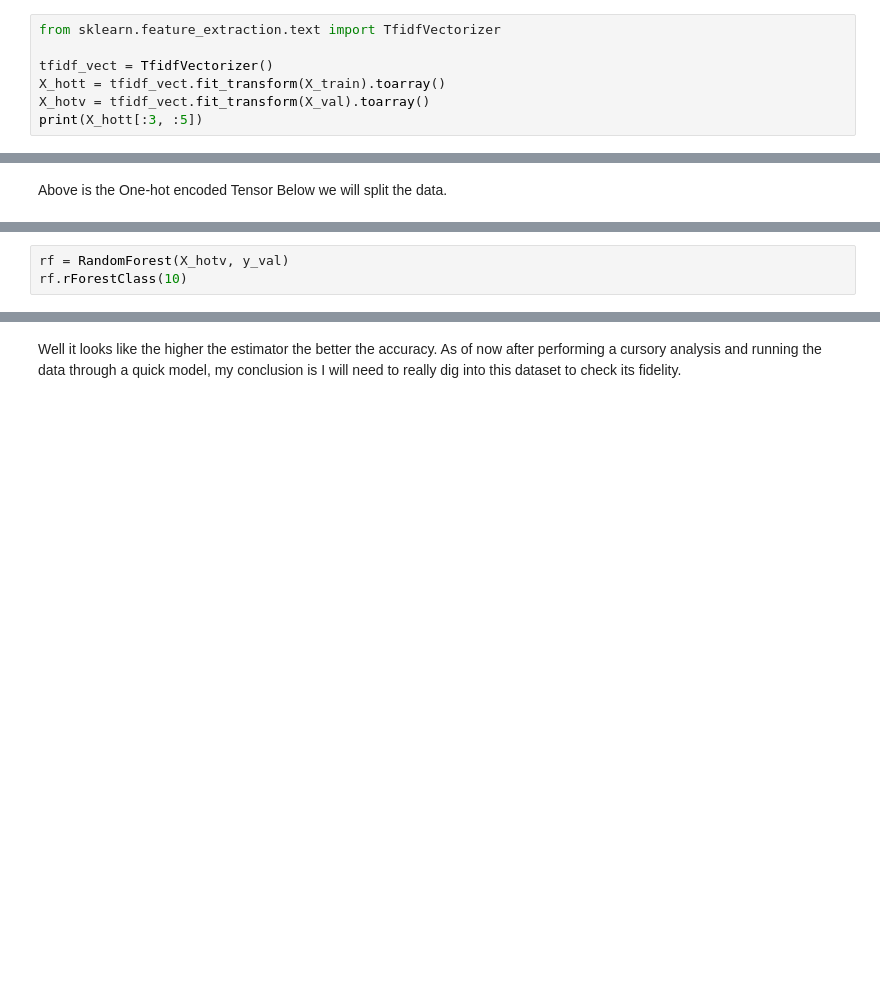
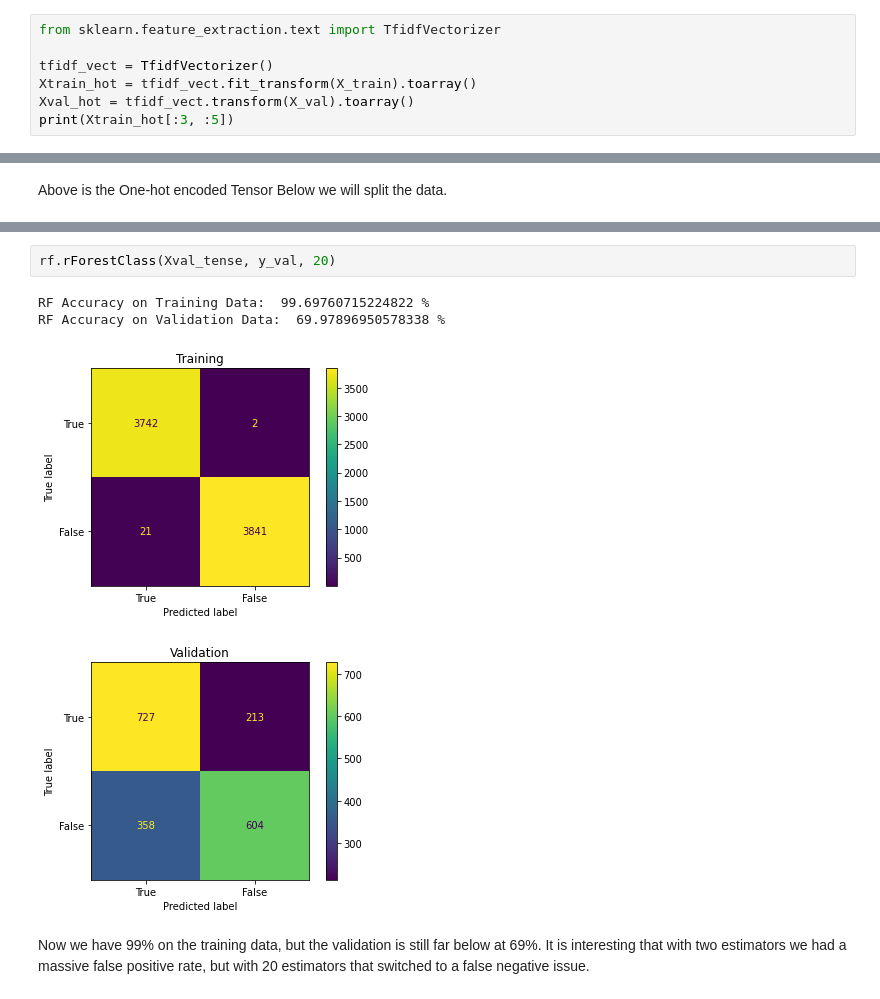
Before and after one commit to phmorris610/cs39aa_project, a Jupyter notebook: project_part2.ipynb, the cells around one changed output, grey strips where cells are left out. Cells and saved outputs as stored; diff of their text form; blank space fills up the shorter version.

```diff
--- a/project_part2.ipynb
+++ b/project_part2.ipynb
@@ -278,9 +287,9 @@ X_train, X_val, y_train, y_val = train_test_split(Xtclean, y, train_size=0.80, r
 from sklearn.feature_extraction.text import TfidfVectorizer
 
 tfidf_vect = TfidfVectorizer()
-X_hott = tfidf_vect.fit_transform(X_train).toarray()
-X_hotv = tfidf_vect.fit_transform(X_val).toarray()
-print(X_hott[:3, :5])
+Xtrain_hot = tfidf_vect.fit_transform(X_train).toarray()
+Xval_hot = tfidf_vect.transform(X_val).toarray()
+print(Xtrain_hot[:3, :5])
 # %% [output]
 [[0. 0. 0. 0. 0.]
  [0. 0. 0. 0. 0.]
@@ -385,3 +354,0 @@ Wow, 98 percent accuracy, the hyperparameter we used was 10 estimators, but this
-# %%
-rf = RandomForest(X_hotv, y_val)
-rf.rForestClass(10)
@@ -415,2 +355,9 @@ Accuracy:  99.89484752891693 %
-# %% [markdown]
-Well it looks like the higher the estimator the better the accuracy. As of now after performing a cursory analysis and running the data through a quick model, my conclusion is I will need to really dig into this dataset to check its fidelity.
+# %%
+rf.rForestClass(Xval_tense, y_val, 20)
+# %% [output]
+RF Accuracy on Training Data:  99.69760715224822 %
+RF Accuracy on Validation Data:  69.97896950578338 %
+[figure, added]
+[figure, added]
+# %% [markdown]
+Now we have 99% on the training data, but the validation is still far below at 69%. It is interesting that with two estimators we had a massive false positive rate, but with 20 estimators that switched to a false negative issue.
```
Also changed, not shown: parts of 17 cells of this notebook.
